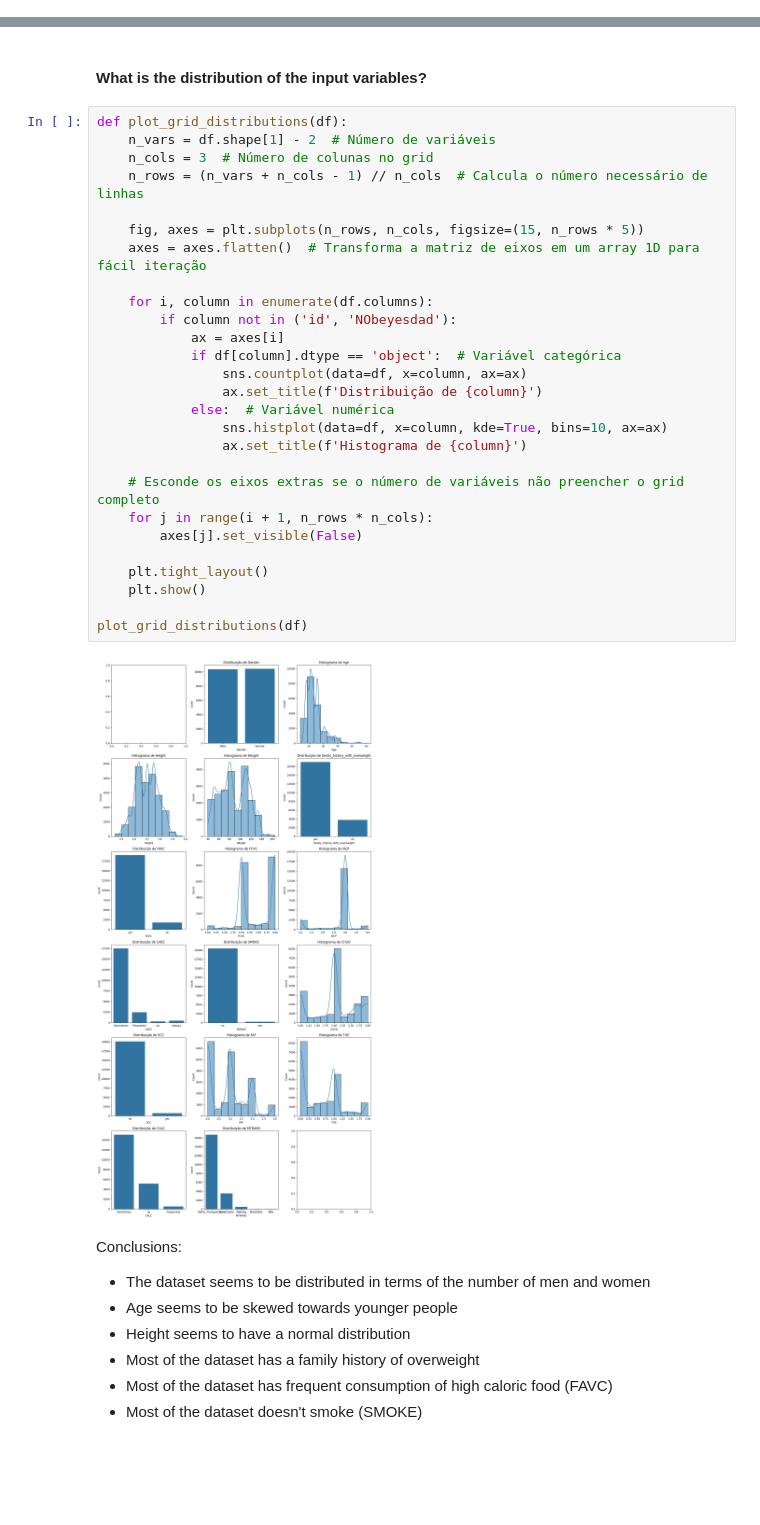
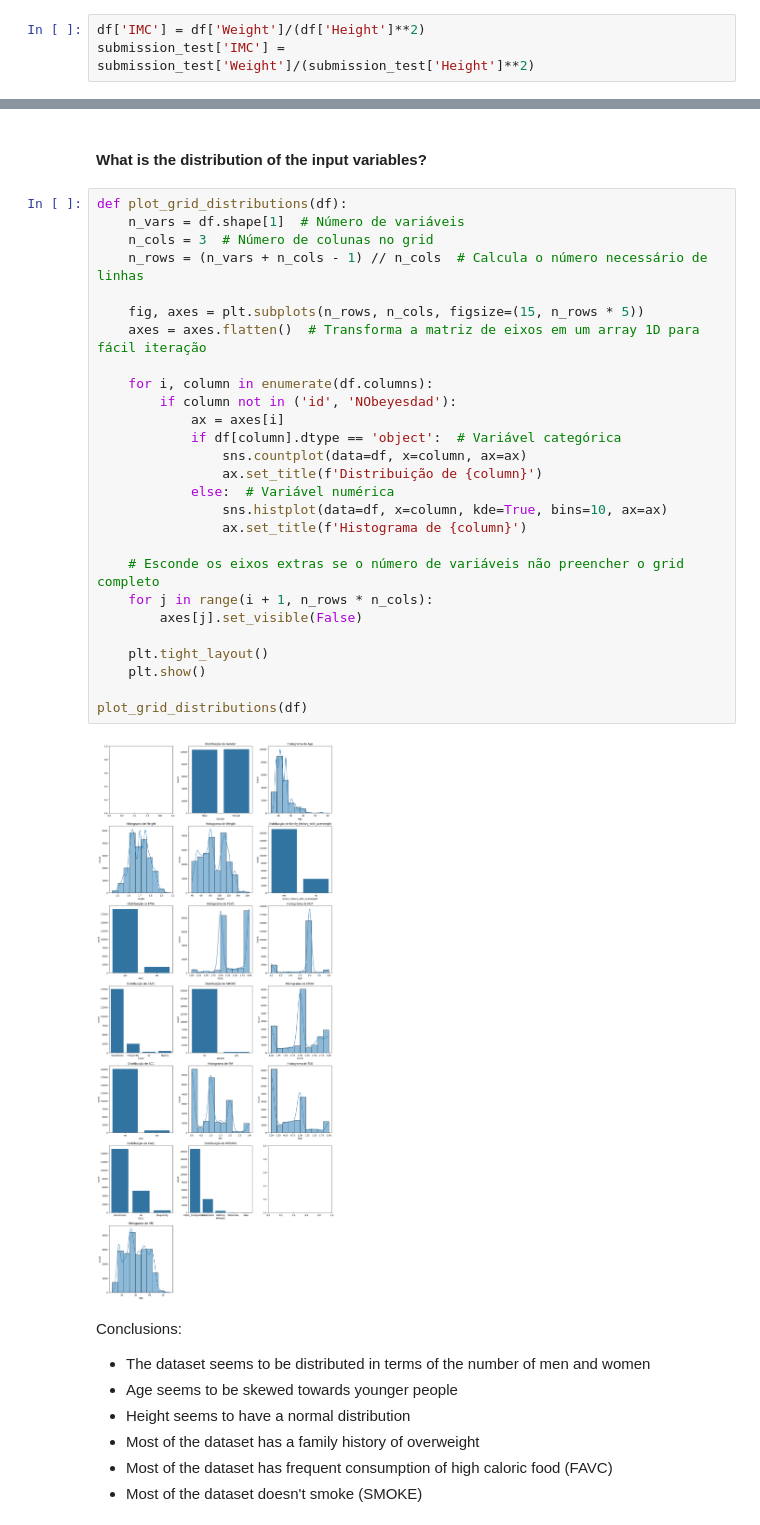
Before and after one commit to MariaLuizaCw/data-mining, a Jupyter notebook: project1/obesity.ipynb, the cells around one changed output, grey strips where cells are left out. Cells and saved outputs as stored; diff of their text form; blank space fills up the shorter version.

```diff
--- a/project1/obesity.ipynb
+++ b/project1/obesity.ipynb
@@ -44,3 +82,6 @@ df.head()
+# %%
+df['IMC'] = df['Weight']/(df['Height']**2)
+submission_test['IMC'] = submission_test['Weight']/(submission_test['Height']**2)
 # %% [markdown]
 ### Analysis
 <hr/>
@@ -69,33 +110,33 @@ df['NObeyesdad'].str.contains('Obesity').sum()/df.shape[0], df['NObeyesdad'].str
 #### What is the distribution of the input variables?
 # %%
 def plot_grid_distributions(df):
-    n_vars = df.shape[1] - 2  # Número de variáveis
+    n_vars = df.shape[1]  # Número de variáveis
     n_cols = 3  # Número de colunas no grid
     n_rows = (n_vars + n_cols - 1) // n_cols  # Calcula o número necessário de linhas
 
     fig, axes = plt.subplots(n_rows, n_cols, figsize=(15, n_rows * 5))
     axes = axes.flatten()  # Transforma a matriz de eixos em um array 1D para fácil iteração
 
     for i, column in enumerate(df.columns):
         if column not in ('id', 'NObeyesdad'):
             ax = axes[i]
             if df[column].dtype == 'object':  # Variável categórica
                 sns.countplot(data=df, x=column, ax=ax)
                 ax.set_title(f'Distribuição de {column}')
             else:  # Variável numérica
                 sns.histplot(data=df, x=column, kde=True, bins=10, ax=ax)
                 ax.set_title(f'Histograma de {column}')
 
     # Esconde os eixos extras se o número de variáveis não preencher o grid completo
     for j in range(i + 1, n_rows * n_cols):
         axes[j].set_visible(False)
 
     plt.tight_layout()
     plt.show()
 
 plot_grid_distributions(df)
 # %% [output]
-[figure, old version]
+[figure, new version]
 # %% [markdown]
 Conclusions:
 
```
Also changed, not shown: parts of 49 cells of this notebook, 1 other file.
